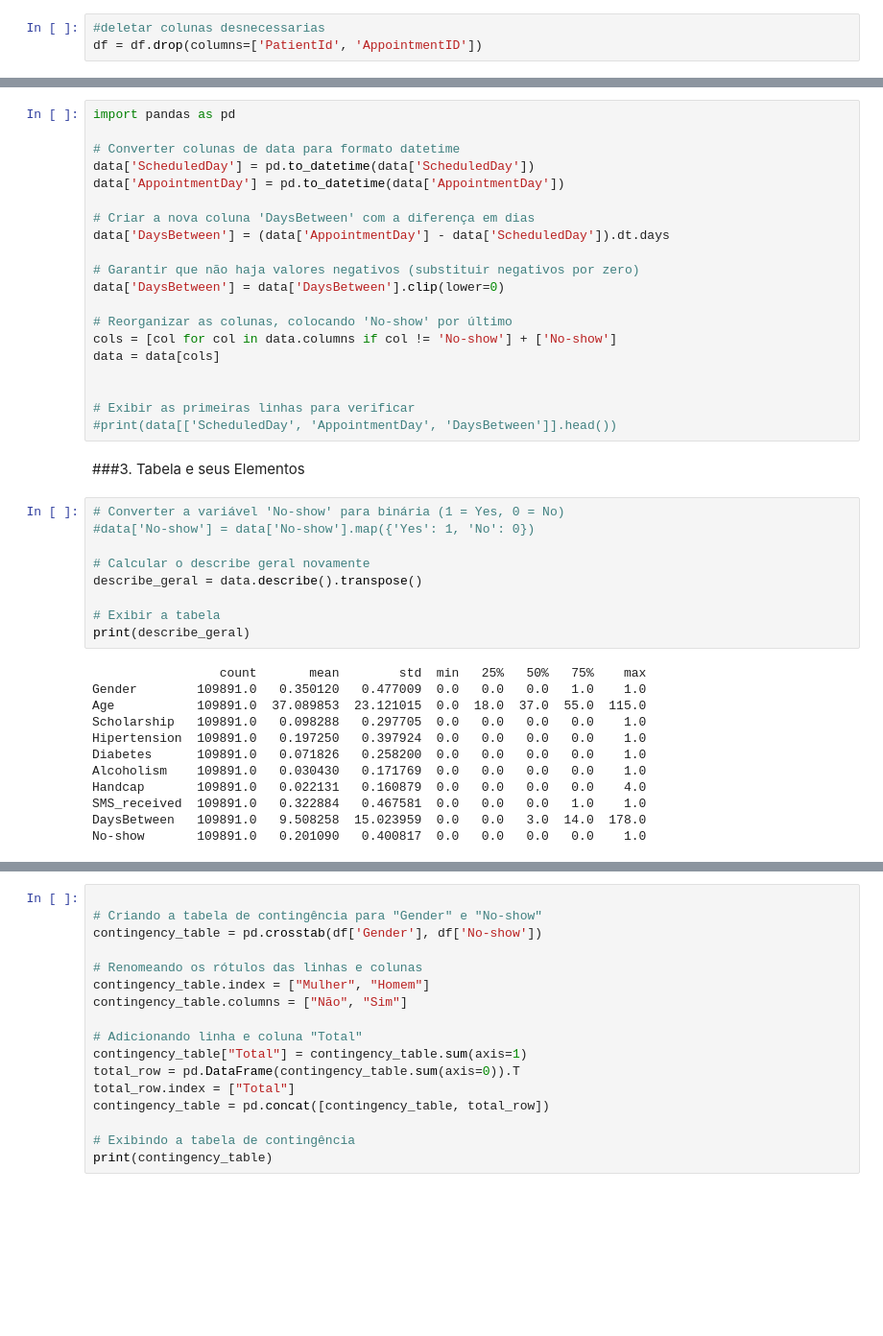
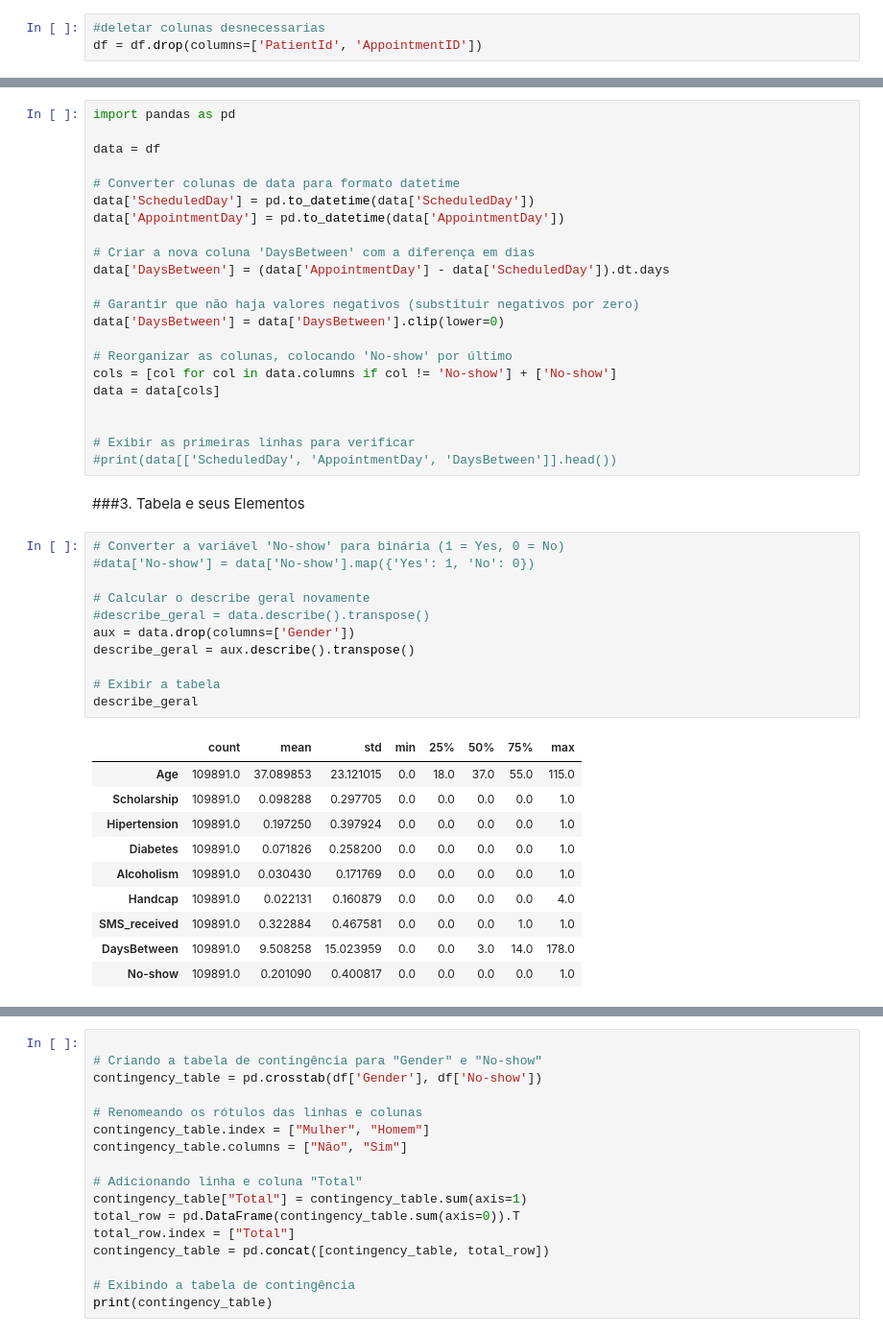
Before and after one commit to eddorileo/saudeDigital, a Jupyter notebook: src/AnaliseExploratoriaDados.ipynb, the cells around one changed output, grey strips where cells are left out. Shown at 96% size. Drawn from its saved outputs; the diff is of its cells as text; blank space fills up the shorter version.

```diff
--- a/src/AnaliseExploratoriaDados.ipynb
+++ b/src/AnaliseExploratoriaDados.ipynb
@@ -94,5 +92,7 @@ data = df
 # %%
 import pandas as pd
+
+data = df
 
 # Converter colunas de data para formato datetime
 data['ScheduledDay'] = pd.to_datetime(data['ScheduledDay'])
@@ -116,22 +116,23 @@ data = data[cols]
 # %%
 # Converter a variável 'No-show' para binária (1 = Yes, 0 = No)
 #data['No-show'] = data['No-show'].map({'Yes': 1, 'No': 0})
 
 # Calcular o describe geral novamente
-describe_geral = data.describe().transpose()
+#describe_geral = data.describe().transpose()
+aux = data.drop(columns=['Gender'])
+describe_geral = aux.describe().transpose()
 
 # Exibir a tabela
-print(describe_geral)
+describe_geral
 # %% [output]
-                 count       mean        std  min   25%   50%   75%    max
-Gender        109891.0   0.350120   0.477009  0.0   0.0   0.0   1.0    1.0
-Age           109891.0  37.089853  23.121015  0.0  18.0  37.0  55.0  115.0
-Scholarship   109891.0   0.098288   0.297705  0.0   0.0   0.0   0.0    1.0
-Hipertension  109891.0   0.197250   0.397924  0.0   0.0   0.0   0.0    1.0
-Diabetes      109891.0   0.071826   0.258200  0.0   0.0   0.0   0.0    1.0
-Alcoholism    109891.0   0.030430   0.171769  0.0   0.0   0.0   0.0    1.0
-Handcap       109891.0   0.022131   0.160879  0.0   0.0   0.0   0.0    4.0
-SMS_received  109891.0   0.322884   0.467581  0.0   0.0   0.0   1.0    1.0
-DaysBetween   109891.0   9.508258  15.023959  0.0   0.0   3.0  14.0  178.0
-No-show       109891.0   0.201090   0.400817  0.0   0.0   0.0   0.0    1.0
+|  | count | mean | std | min | 25% | 50% | 75% | max |
+| Age | 109891.0 | 37.089853 | 23.121015 | 0.0 | 18.0 | 37.0 | 55.0 | 115.0 |
+| Scholarship | 109891.0 | 0.098288 | 0.297705 | 0.0 | 0.0 | 0.0 | 0.0 | 1.0 |
+| Hipertension | 109891.0 | 0.197250 | 0.397924 | 0.0 | 0.0 | 0.0 | 0.0 | 1.0 |
+| Diabetes | 109891.0 | 0.071826 | 0.258200 | 0.0 | 0.0 | 0.0 | 0.0 | 1.0 |
+| Alcoholism | 109891.0 | 0.030430 | 0.171769 | 0.0 | 0.0 | 0.0 | 0.0 | 1.0 |
+| Handcap | 109891.0 | 0.022131 | 0.160879 | 0.0 | 0.0 | 0.0 | 0.0 | 4.0 |
+| SMS_received | 109891.0 | 0.322884 | 0.467581 | 0.0 | 0.0 | 0.0 | 1.0 | 1.0 |
+| DaysBetween | 109891.0 | 9.508258 | 15.023959 | 0.0 | 0.0 | 3.0 | 14.0 | 178.0 |
+| No-show | 109891.0 | 0.201090 | 0.400817 | 0.0 | 0.0 | 0.0 | 0.0 | 1.0 |
 # %%
```
Also changed, not shown: parts of 7 cells of this notebook.
